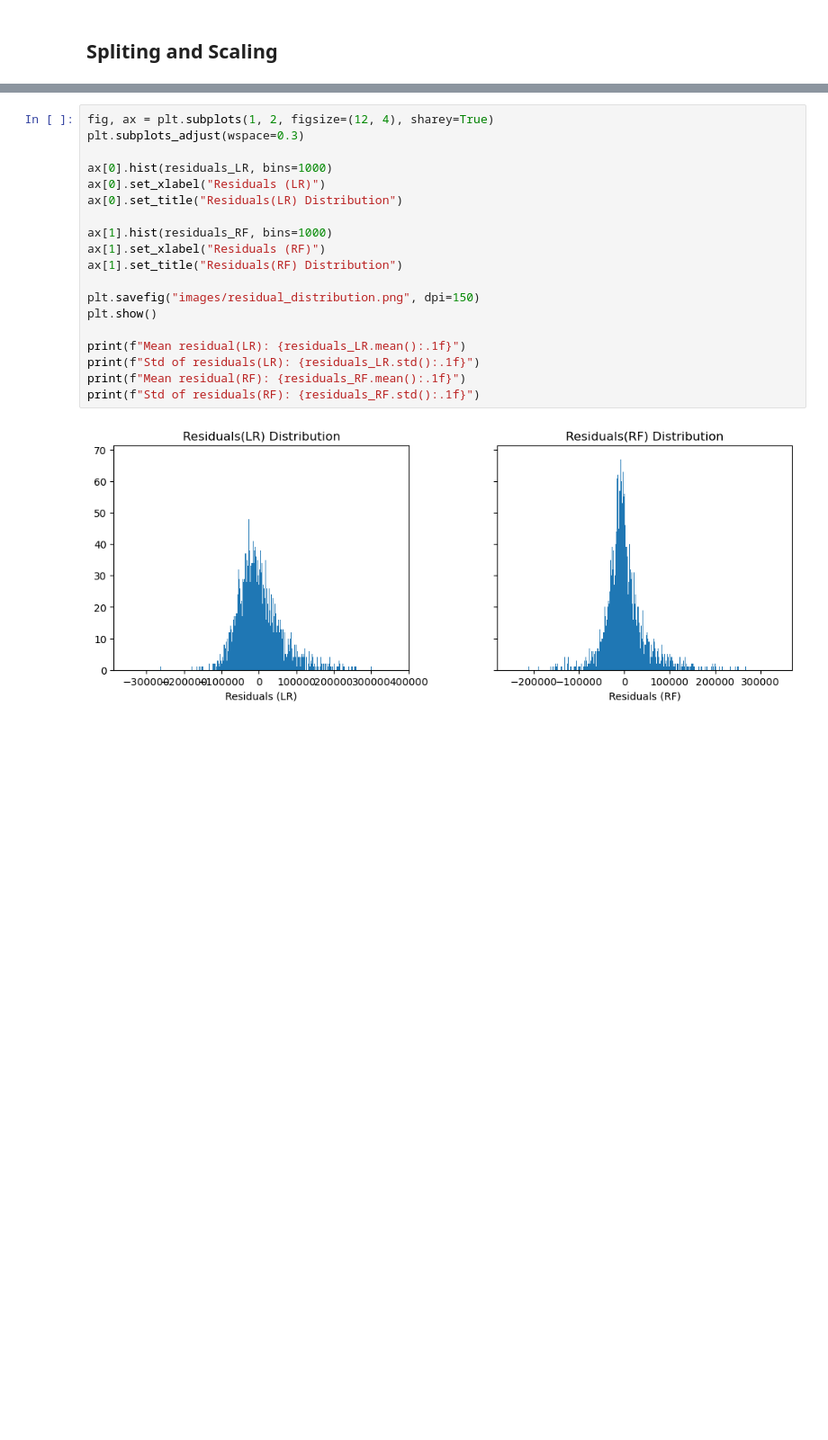
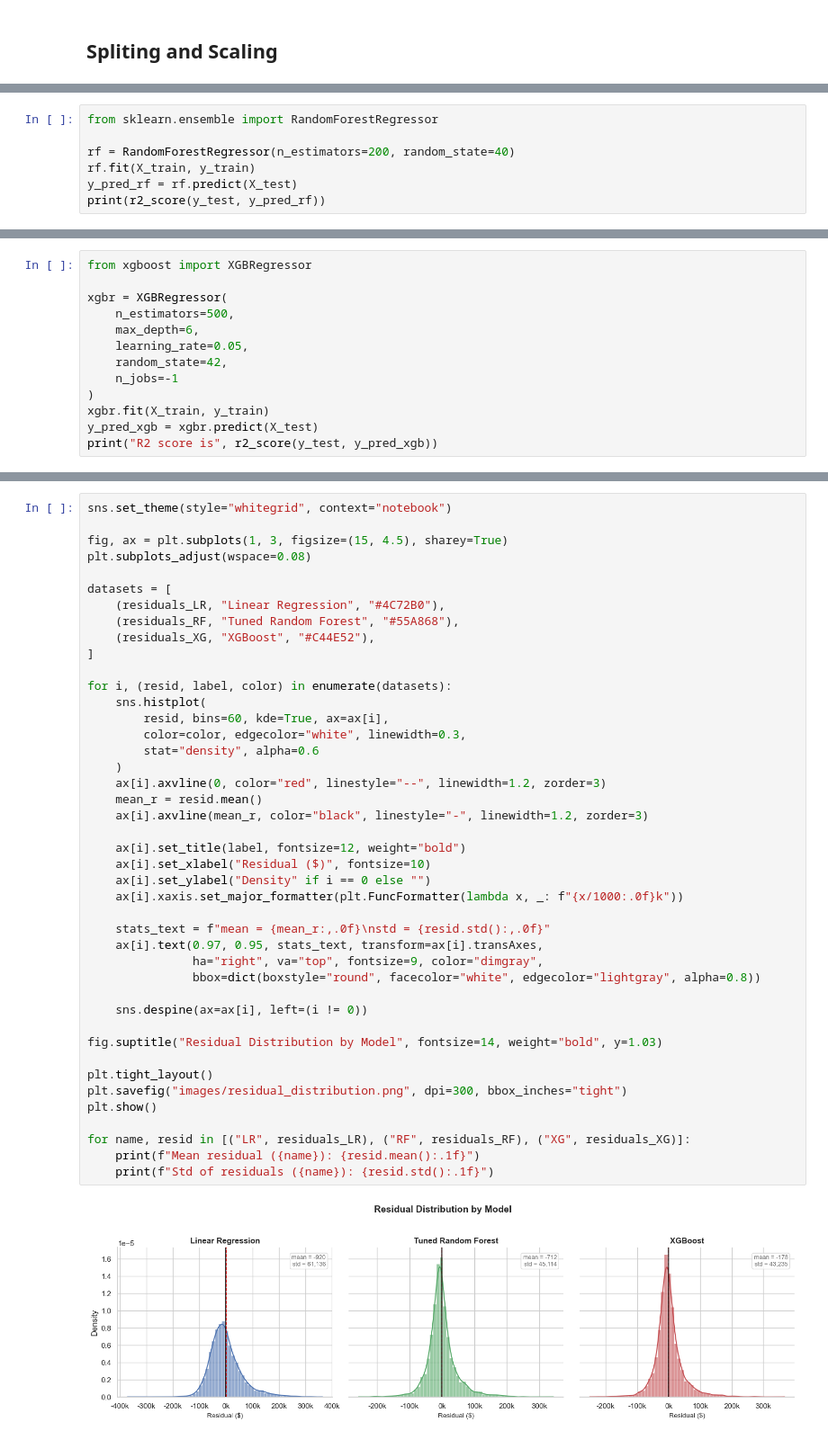
Before and after one commit to natwonglakhon/House_price_modelling, a Jupyter notebook: California_Housing.ipynb, the cells around one changed output, grey strips where cells are left out. Shown at 90% size. Drawn from its saved outputs; the diff is of its cells as text; blank space fills up the shorter version.

```diff
--- a/California_Housing.ipynb
+++ b/California_Housing.ipynb
@@ -384,0 +375,7 @@ print(r2_score(y_test, y_pred_rf))
+# %%
+from sklearn.ensemble import RandomForestRegressor
+
+rf = RandomForestRegressor(n_estimators=200, random_state=40)
+rf.fit(X_train, y_train)
+y_pred_rf = rf.predict(X_test)
+print(r2_score(y_test, y_pred_rf))
@@ -571,0 +537,13 @@ It is seen that adding the aggregated data doesn't improve the random forrest mo
+# %%
+from xgboost import XGBRegressor
+
+xgbr = XGBRegressor(
+    n_estimators=500,
+    max_depth=6,
+    learning_rate=0.05,
+    random_state=42,
+    n_jobs=-1
+)
+xgbr.fit(X_train, y_train)
+y_pred_xgb = xgbr.predict(X_test)
+print("R2 score is", r2_score(y_test, y_pred_xgb))
@@ -599,21 +689,45 @@ The linear regression doesn't look good when estimating extreme price. It over-p
 # %%
-fig, ax = plt.subplots(1, 2, figsize=(12, 4), sharey=True)
-plt.subplots_adjust(wspace=0.3)
+sns.set_theme(style="whitegrid", context="notebook")
 
-ax[0].hist(residuals_LR, bins=1000)
-ax[0].set_xlabel("Residuals (LR)")
-ax[0].set_title("Residuals(LR) Distribution")
+fig, ax = plt.subplots(1, 3, figsize=(15, 4.5), sharey=True)
+plt.subplots_adjust(wspace=0.08)
 
-ax[1].hist(residuals_RF, bins=1000)
-ax[1].set_xlabel("Residuals (RF)")
-ax[1].set_title("Residuals(RF) Distribution")
+datasets = [
+    (residuals_LR, "Linear Regression", "#4C72B0"),
+    (residuals_RF, "Tuned Random Forest", "#55A868"),
+    (residuals_XG, "XGBoost", "#C44E52"),
+]
 
-plt.savefig("images/residual_distribution.png", dpi=150)
+for i, (resid, label, color) in enumerate(datasets):
+    sns.histplot(
+        resid, bins=60, kde=True, ax=ax[i],
+        color=color, edgecolor="white", linewidth=0.3,
+        stat="density", alpha=0.6
+    )
+    ax[i].axvline(0, color="red", linestyle="--", linewidth=1.2, zorder=3)
+    mean_r = resid.mean()
+    ax[i].axvline(mean_r, color="black", linestyle="-", linewidth=1.2, zorder=3)
+
+    ax[i].set_title(label, fontsize=12, weight="bold")
+    ax[i].set_xlabel("Residual ($)", fontsize=10)
+    ax[i].set_ylabel("Density" if i == 0 else "")
+    ax[i].xaxis.set_major_formatter(plt.FuncFormatter(lambda x, _: f"{x/1000:.0f}k"))
+
+    stats_text = f"mean = {mean_r:,.0f}\nstd = {resid.std():,.0f}"
+    ax[i].text(0.97, 0.95, stats_text, transform=ax[i].transAxes,
+               ha="right", va="top", fontsize=9, color="dimgray",
+               bbox=dict(boxstyle="round", facecolor="white", edgecolor="lightgray", alpha=0.8))
+
+    sns.despine(ax=ax[i], left=(i != 0))
+
+fig.suptitle("Residual Distribution by Model", fontsize=14, weight="bold", y=1.03)
+
+plt.tight_layout()
+plt.savefig("images/residual_distribution.png", dpi=300, bbox_inches="tight")
 plt.show()
 
-print(f"Mean residual(LR): {residuals_LR.mean():.1f}")
-print(f"Std of residuals(LR): {residuals_LR.std():.1f}")
-print(f"Mean residual(RF): {residuals_RF.mean():.1f}")
-print(f"Std of residuals(RF): {residuals_RF.std():.1f}")
+for name, resid in [("LR", residuals_LR), ("RF", residuals_RF), ("XG", residuals_XG)]:
+    print(f"Mean residual ({name}): {resid.mean():.1f}")
+    print(f"Std of residuals ({name}): {resid.std():.1f}")
 # %% [output]
-[figure, old version]
+[figure, new version]
```
Also changed, not shown: parts of 132 cells of this notebook, 20 other files.
